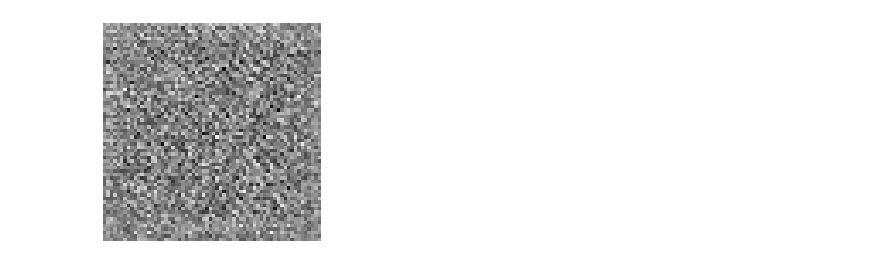
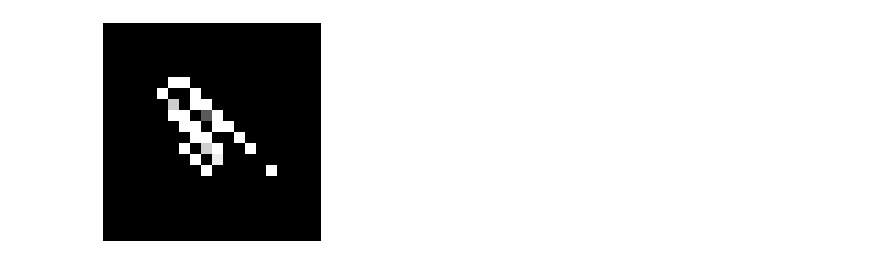
Before and after one commit to JishDas/Research, a Jupyter notebook: GAN_trial4_output.ipynb, the cells around one changed output. Drawn from its saved outputs; the diff is of its cells as text; code cells hidden in the pictures.

```diff
--- a/GAN_trial4_output.ipynb
+++ b/GAN_trial4_output.ipynb
@@ -25,11 +66,13 @@ def save_plot(examples, n):
 	pyplot.show()
 
 # load model
-model = load_model('generator_model_100.h5')
+model = load_model('generator_model_100.h5',compile=False)
 # generate images
-latent_points = generate_latent_points(100, 1)
+# latent_points = generate_latent_points(400, 1)
+latent_points=data_distance[3].reshape(1,400)
 # generate images
 X = model.predict(latent_points)
+# print(latent_points)
 # plot the result
 save_plot(X, 1)
 # %% [output]
@@ -44 +80 @@ WARNING:tensorflow:No training configuration found in the save file, so the mode
-[figure, old version]
+[figure, new version]
```
Also changed, not shown: parts of 7 cells of this notebook.
